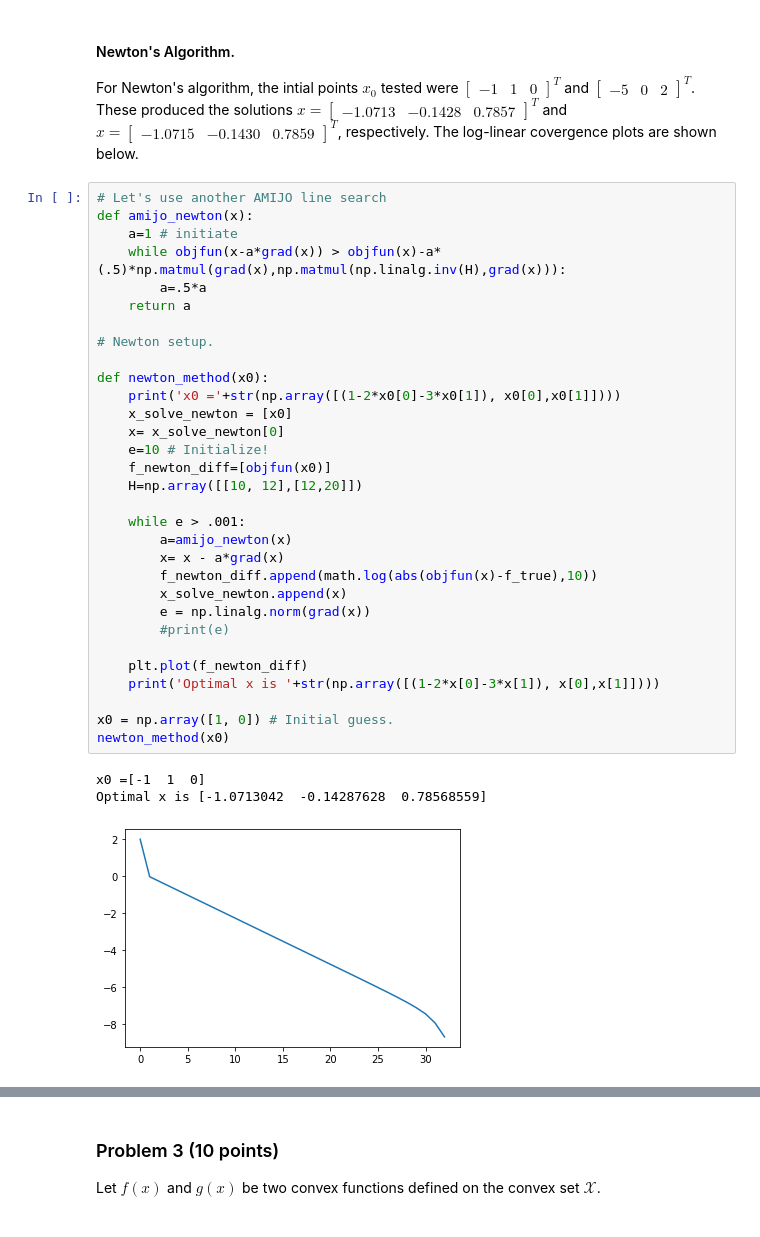
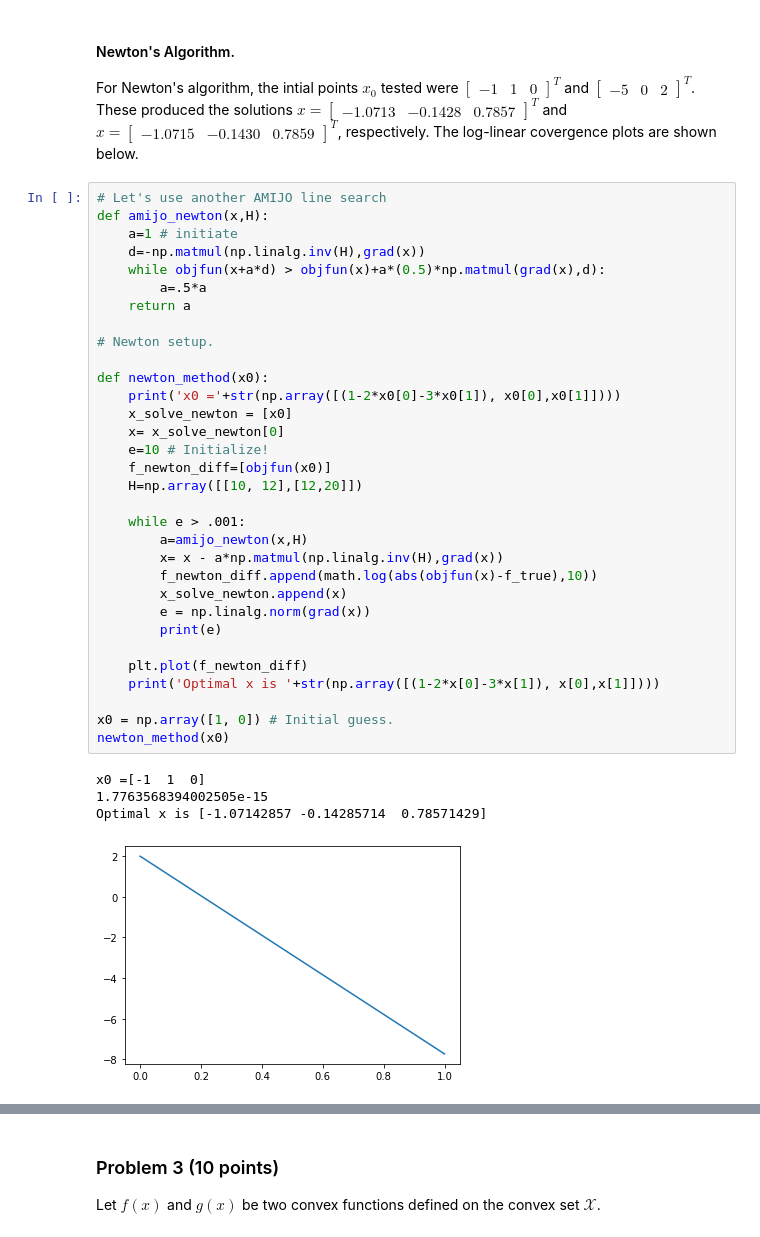
Before and after one commit to daoaaron/Dao-DesignOptimizationF2021, a Jupyter notebook: DAO_598_HW2.ipynb, the cells around one changed output, grey strips where cells are left out. Drawn from its saved outputs; the diff is of its cells as text.

```diff
--- a/DAO_598_HW2.ipynb
+++ b/DAO_598_HW2.ipynb
@@ -116,39 +119,41 @@ Optimal x is [-1.07147219 -0.14316159  0.78593179]
 For Newton's algorithm, the intial points $x_0$ tested were $\begin{bmatrix}-1&1&0\end{bmatrix}^T$ and $\begin{bmatrix}-5&0&2\end{bmatrix}^T$. These produced the solutions $x=\begin{bmatrix}-1.0713&-0.1428& 0.7857\end{bmatrix}^T$ and $x=\begin{bmatrix}-1.0715 &-0.1430& 0.7859\end{bmatrix}^T$, respectively. The log-linear covergence plots are shown below.
 # %%
 # Let's use another AMIJO line search
-def amijo_newton(x):
+def amijo_newton(x,H):
     a=1 # initiate
-    while objfun(x-a*grad(x)) > objfun(x)-a*(.5)*np.matmul(grad(x),np.matmul(np.linalg.inv(H),grad(x))):
+    d=-np.matmul(np.linalg.inv(H),grad(x))
+    while objfun(x+a*d) > objfun(x)+a*(0.5)*np.matmul(grad(x),d):
         a=.5*a
     return a
 
 # Newton setup.
 
 def newton_method(x0):
     print('x0 ='+str(np.array([(1-2*x0[0]-3*x0[1]), x0[0],x0[1]])))
     x_solve_newton = [x0]
     x= x_solve_newton[0]
     e=10 # Initialize!
     f_newton_diff=[objfun(x0)]
     H=np.array([[10, 12],[12,20]])
 
     while e > .001:
-        a=amijo_newton(x)
-        x= x - a*grad(x)
+        a=amijo_newton(x,H)
+        x= x - a*np.matmul(np.linalg.inv(H),grad(x))
         f_newton_diff.append(math.log(abs(objfun(x)-f_true),10))
         x_solve_newton.append(x)
         e = np.linalg.norm(grad(x))
-        #print(e)
+        print(e)
 
     plt.plot(f_newton_diff)
     print('Optimal x is '+str(np.array([(1-2*x[0]-3*x[1]), x[0],x[1]])))
 
 x0 = np.array([1, 0]) # Initial guess.
 newton_method(x0)
 # %% [output]
 x0 =[-1  1  0]
-Optimal x is [-1.0713042  -0.14287628  0.78568559]
+1.7763568394002505e-15
+Optimal x is [-1.07142857 -0.14285714  0.78571429]
-[figure, old version]
+[figure, new version]
 # %%
 x0 = np.array([0, 2])
 newton_method(x0)
```
Also changed, not shown: parts of 3 cells of this notebook.
